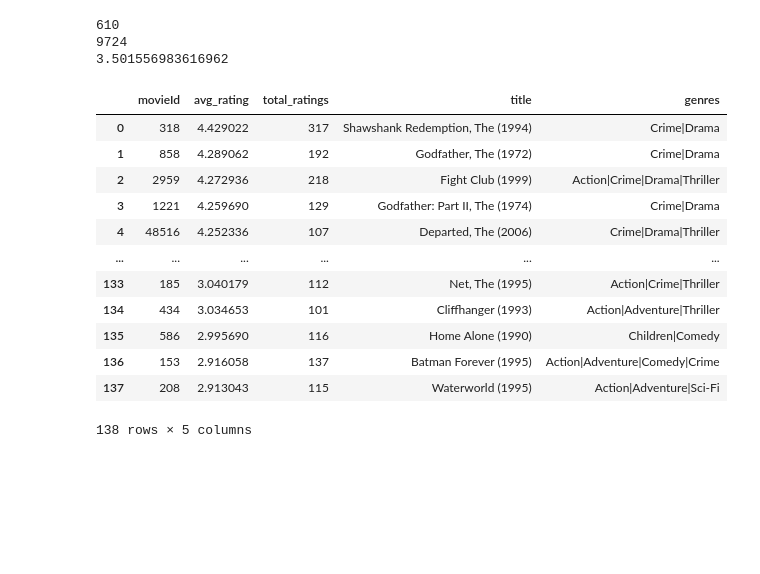
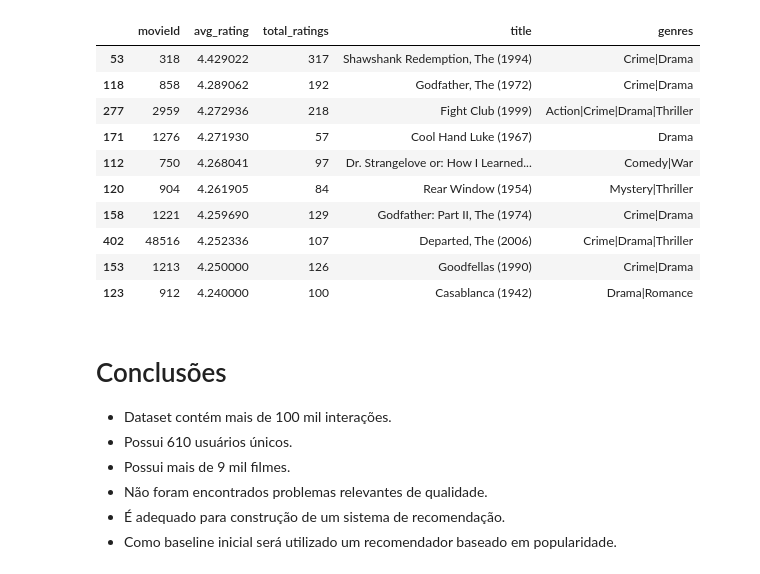
Before and after one commit to SarahNovais25/ecommerce-recommendation-system, a Jupyter notebook: eda.ipynb, the cells around one changed output. Saved outputs shown, nothing was run; the diff lists cells and outputs as text; code cells hidden in the pictures; blank space fills up the shorter version.

Commit message:
feat: add initial movielens exploratory analysis

```diff
--- a/eda.ipynb
+++ b/eda.ipynb
@@ -1,5 +14,11 @@
 # %%
+import pandas as pd
 import matplotlib.pyplot as plt
-import pandas as pd
+
+pd.set_option("display.max_columns", None)
 # %%
-df = pd.read_csv("data/raw/ratings.csv")
+ratings = pd.read_csv("data/raw/ratings.csv")
+movies = pd.read_csv("data/raw/movies.csv")
+
+print(ratings.shape)
+print(movies.shape)
@@ -69,34 +127,45 @@ movieId
 # %%
-movies = pd.read_csv("data/raw/movies.csv")
-
-resultado = (
-    top_movies
-    .merge(
-        movies,
-        on="movieId"
+movie_stats = (
+    ratings.groupby("movieId")
+    .agg(
+        avg_rating=("rating", "mean"),
+        total_ratings=("rating", "count")
     )
+    .reset_index()
 )
 # %%
-print(df["userId"].nunique())
-print(df["movieId"].nunique())
-print(df["rating"].mean())
+movie_stats = movie_stats[
+    movie_stats["total_ratings"] >= 50
+]
-# %% [output]
-610
-9724
-3.501556983616962
 # %%
-display(resultado)
+top_movies = (
+    movie_stats
+    .merge(movies, on="movieId")
+    .sort_values(
+        ["avg_rating", "total_ratings"],
+        ascending=False
+    )
+)
+
+top_movies.head(10)
 # %% [output]
 |  | movieId | avg_rating | total_ratings | title | genres |
-| 0 | 318 | 4.429022 | 317 | Shawshank Redemption, The (1994) | Crime|Drama |
-| 1 | 858 | 4.289062 | 192 | Godfather, The (1972) | Crime|Drama |
-| 2 | 2959 | 4.272936 | 218 | Fight Club (1999) | Action|Crime|Drama|Thriller |
-| 3 | 1221 | 4.259690 | 129 | Godfather: Part II, The (1974) | Crime|Drama |
-| 4 | 48516 | 4.252336 | 107 | Departed, The (2006) | Crime|Drama|Thriller |
-| ... | ... | ... | ... | ... | ... |
-| 133 | 185 | 3.040179 | 112 | Net, The (1995) | Action|Crime|Thriller |
-| 134 | 434 | 3.034653 | 101 | Cliffhanger (1993) | Action|Adventure|Thriller |
-| 135 | 586 | 2.995690 | 116 | Home Alone (1990) | Children|Comedy |
-| 136 | 153 | 2.916058 | 137 | Batman Forever (1995) | Action|Adventure|Comedy|Crime |
-| 137 | 208 | 2.913043 | 115 | Waterworld (1995) | Action|Adventure|Sci-Fi |
+| 53 | 318 | 4.429022 | 317 | Shawshank Redemption, The (1994) | Crime|Drama |
+| 118 | 858 | 4.289062 | 192 | Godfather, The (1972) | Crime|Drama |
+| 277 | 2959 | 4.272936 | 218 | Fight Club (1999) | Action|Crime|Drama|Thriller |
+| 171 | 1276 | 4.271930 | 57 | Cool Hand Luke (1967) | Drama |
+| 112 | 750 | 4.268041 | 97 | Dr. Strangelove or: How I Learned... | Comedy|War |
+| 120 | 904 | 4.261905 | 84 | Rear Window (1954) | Mystery|Thriller |
+| 158 | 1221 | 4.259690 | 129 | Godfather: Part II, The (1974) | Crime|Drama |
+| 402 | 48516 | 4.252336 | 107 | Departed, The (2006) | Crime|Drama|Thriller |
+| 153 | 1213 | 4.250000 | 126 | Goodfellas (1990) | Crime|Drama |
+| 123 | 912 | 4.240000 | 100 | Casablanca (1942) | Drama|Romance |
-138 rows × 5 columns
+# %% [markdown]
+# Conclusões
+
+- Dataset contém mais de 100 mil interações.
+- Possui 610 usuários únicos.
+- Possui mais de 9 mil filmes.
+- Não foram encontrados problemas relevantes de qualidade.
+- É adequado para construção de um sistema de recomendação.
+- Como baseline inicial será utilizado um recomendador baseado em popularidade.
```
Also changed, not shown: parts of 10 cells of this notebook.
